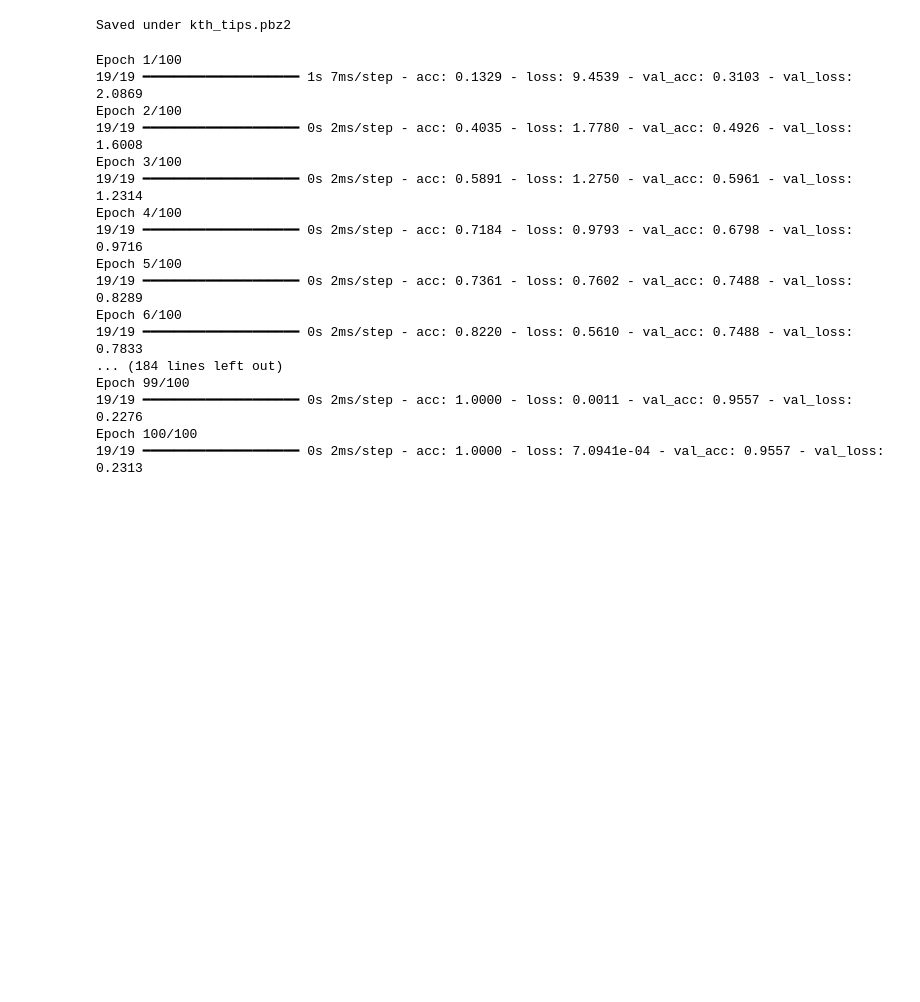
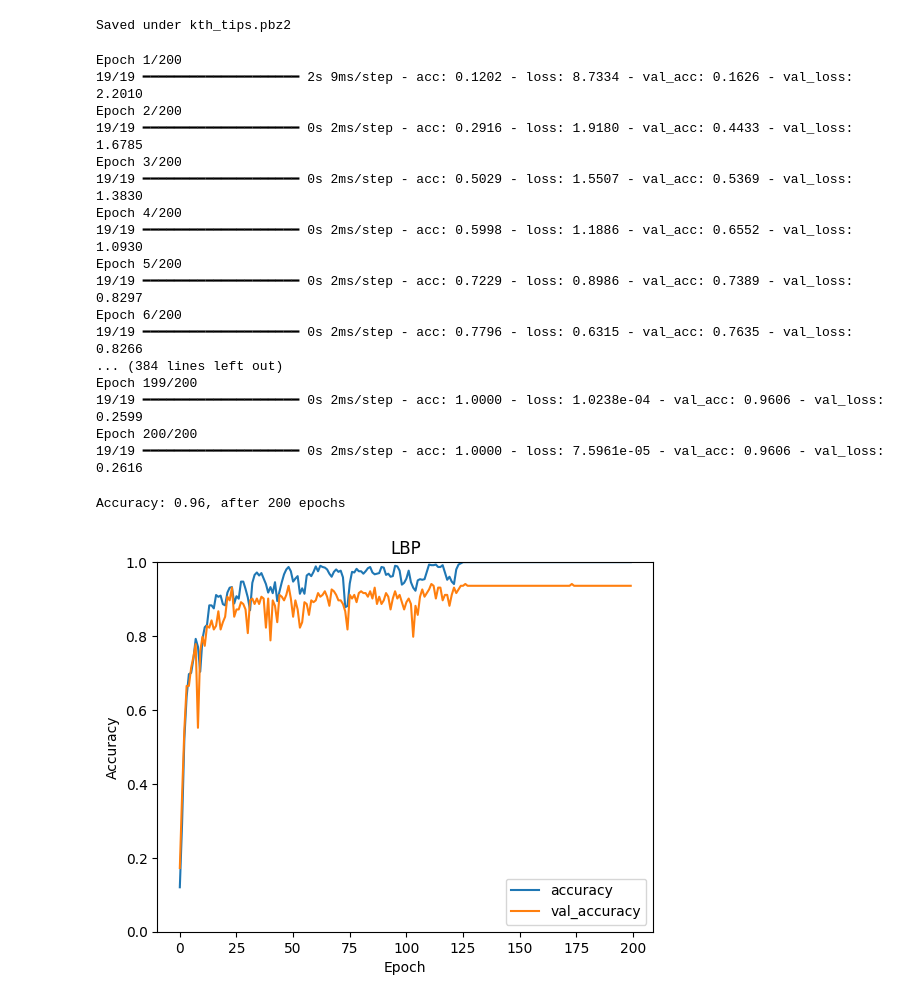
Before and after one commit to CengoleFHV/computer-vision-course, a Jupyter notebook: Computer-Vision-Features-Exercises_aycen.ipynb, the cells around one changed output. Drawn from its saved outputs; the diff is of its cells as text; code cells hidden in the pictures; blank space fills up the shorter version.

```diff
--- a/Computer-Vision-Features-Exercises_aycen.ipynb
+++ b/Computer-Vision-Features-Exercises_aycen.ipynb
@@ -99,10 +96,10 @@ def normalize(img):
 
     return norm_img
 
-matrix = cv2.imread('lemur_img.png')
-norm_img = normalize(matrix)
+img = cv2.imread('lemur_img.png')
+norm_img = normalize(img)
 
-print(np.min(matrix), np.max(matrix))
+print(np.min(img), np.max(img))
 print(np.min(norm_img), np.max(norm_img))
 # %% [output]
 0 255
@@ -291,31 +284,49 @@ model.compile(
     metrics=["acc"],
 )
 
+epochs = 200
+
 history = model.fit(
     np.array(X_train_lbp),
     Y_train_encoded,
     batch_size=32,
-    epochs=100,
+    epochs=epochs,
     # We pass some validation for
     # monitoring validation loss and metrics
     # at the end of each epoch
     validation_data=(np.array(X_test_lbp), Y_test_encoded),
 )
 # %% [output]
-Epoch 1/100
-19/19 ━━━━━━━━━━━━━━━━━━━━ 1s 7ms/step - acc: 0.1329 - loss: 9.4539 - val_acc: 0.3103 - val_loss: 2.0869
-Epoch 2/100
-19/19 ━━━━━━━━━━━━━━━━━━━━ 0s 2ms/step - acc: 0.4035 - loss: 1.7780 - val_acc: 0.4926 - val_loss: 1.6008
-Epoch 3/100
-19/19 ━━━━━━━━━━━━━━━━━━━━ 0s 2ms/step - acc: 0.5891 - loss: 1.2750 - val_acc: 0.5961 - val_loss: 1.2314
-Epoch 4/100
-19/19 ━━━━━━━━━━━━━━━━━━━━ 0s 2ms/step - acc: 0.7184 - loss: 0.9793 - val_acc: 0.6798 - val_loss: 0.9716
-Epoch 5/100
-19/19 ━━━━━━━━━━━━━━━━━━━━ 0s 2ms/step - acc: 0.7361 - loss: 0.7602 - val_acc: 0.7488 - val_loss: 0.8289
-Epoch 6/100
-19/19 ━━━━━━━━━━━━━━━━━━━━ 0s 2ms/step - acc: 0.8220 - loss: 0.5610 - val_acc: 0.7488 - val_loss: 0.7833
-... (184 lines left out)
-Epoch 99/100
-19/19 ━━━━━━━━━━━━━━━━━━━━ 0s 2ms/step - acc: 1.0000 - loss: 0.0011 - val_acc: 0.9557 - val_loss: 0.2276
-Epoch 100/100
-19/19 ━━━━━━━━━━━━━━━━━━━━ 0s 2ms/step - acc: 1.0000 - loss: 7.0941e-04 - val_acc: 0.9557 - val_loss: 0.2313
+Epoch 1/200
+19/19 ━━━━━━━━━━━━━━━━━━━━ 2s 9ms/step - acc: 0.1202 - loss: 8.7334 - val_acc: 0.1626 - val_loss: 2.2010
+Epoch 2/200
+19/19 ━━━━━━━━━━━━━━━━━━━━ 0s 2ms/step - acc: 0.2916 - loss: 1.9180 - val_acc: 0.4433 - val_loss: 1.6785
+Epoch 3/200
+19/19 ━━━━━━━━━━━━━━━━━━━━ 0s 2ms/step - acc: 0.5029 - loss: 1.5507 - val_acc: 0.5369 - val_loss: 1.3830
+Epoch 4/200
+19/19 ━━━━━━━━━━━━━━━━━━━━ 0s 2ms/step - acc: 0.5998 - loss: 1.1886 - val_acc: 0.6552 - val_loss: 1.0930
+Epoch 5/200
+19/19 ━━━━━━━━━━━━━━━━━━━━ 0s 2ms/step - acc: 0.7229 - loss: 0.8986 - val_acc: 0.7389 - val_loss: 0.8297
+Epoch 6/200
+19/19 ━━━━━━━━━━━━━━━━━━━━ 0s 2ms/step - acc: 0.7796 - loss: 0.6315 - val_acc: 0.7635 - val_loss: 0.8266
+... (384 lines left out)
+Epoch 199/200
+19/19 ━━━━━━━━━━━━━━━━━━━━ 0s 2ms/step - acc: 1.0000 - loss: 1.0238e-04 - val_acc: 0.9606 - val_loss: 0.2599
+Epoch 200/200
+19/19 ━━━━━━━━━━━━━━━━━━━━ 0s 2ms/step - acc: 1.0000 - loss: 7.5961e-05 - val_acc: 0.9606 - val_loss: 0.2616
+# %%
+_, acc = model.evaluate(np.array(X_test_lbp), Y_test_encoded, verbose=0)
+print(f"Accuracy: {acc:.2f}, after {epochs} epochs")
+# %% [output]
+Accuracy: 0.96, after 200 epochs
+# %%
+plt.plot(history.history['acc'], label='accuracy')
+plt.plot(history.history['val_acc'], label = 'val_accuracy')
+plt.xlabel('Epoch')
+plt.ylabel('Accuracy')
+plt.ylim([0, 1])
+plt.legend(loc='lower right')
+plt.title('LBP')
+plt.show()
+# %% [output]
+[figure, added]
```
Also changed, not shown: parts of 8 cells of this notebook, 1 other file.
